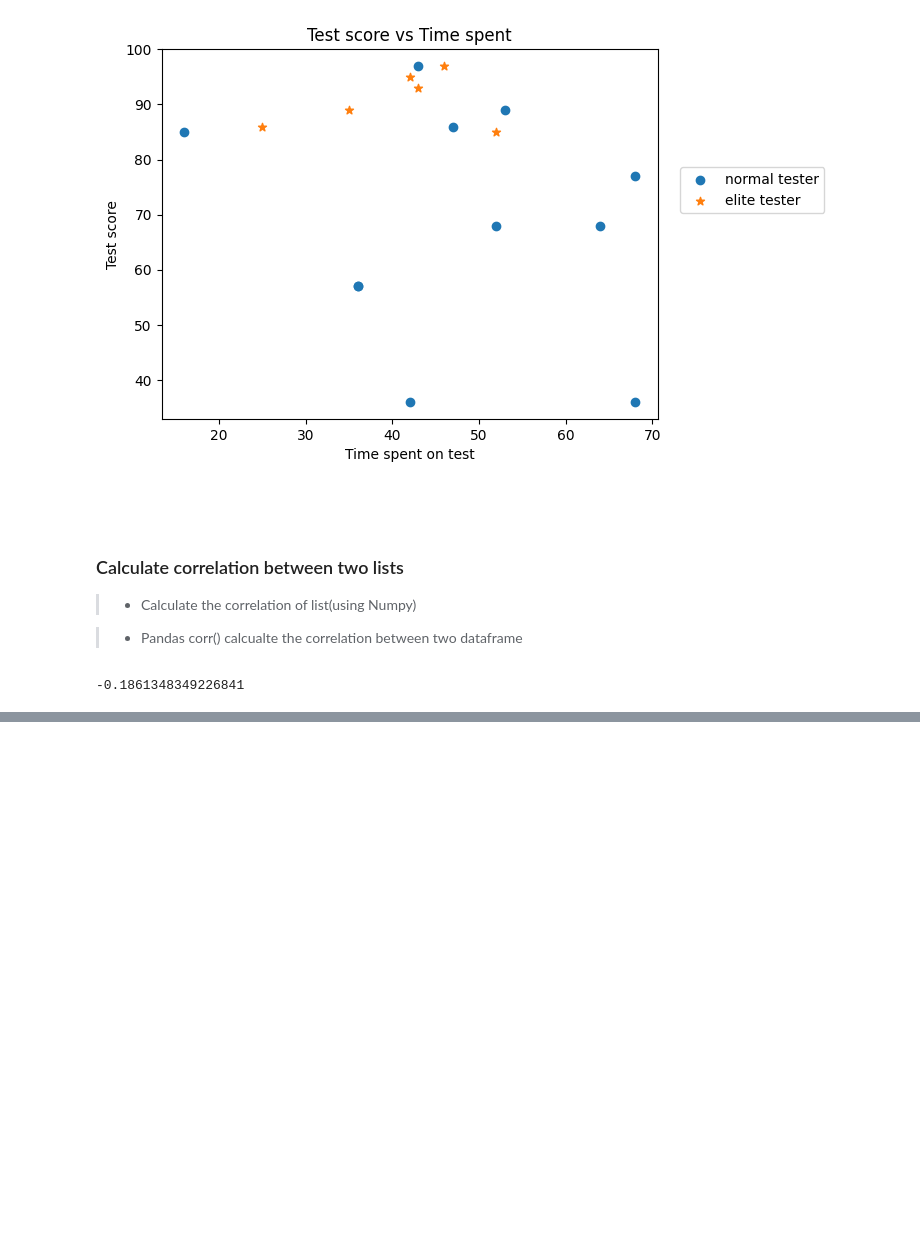
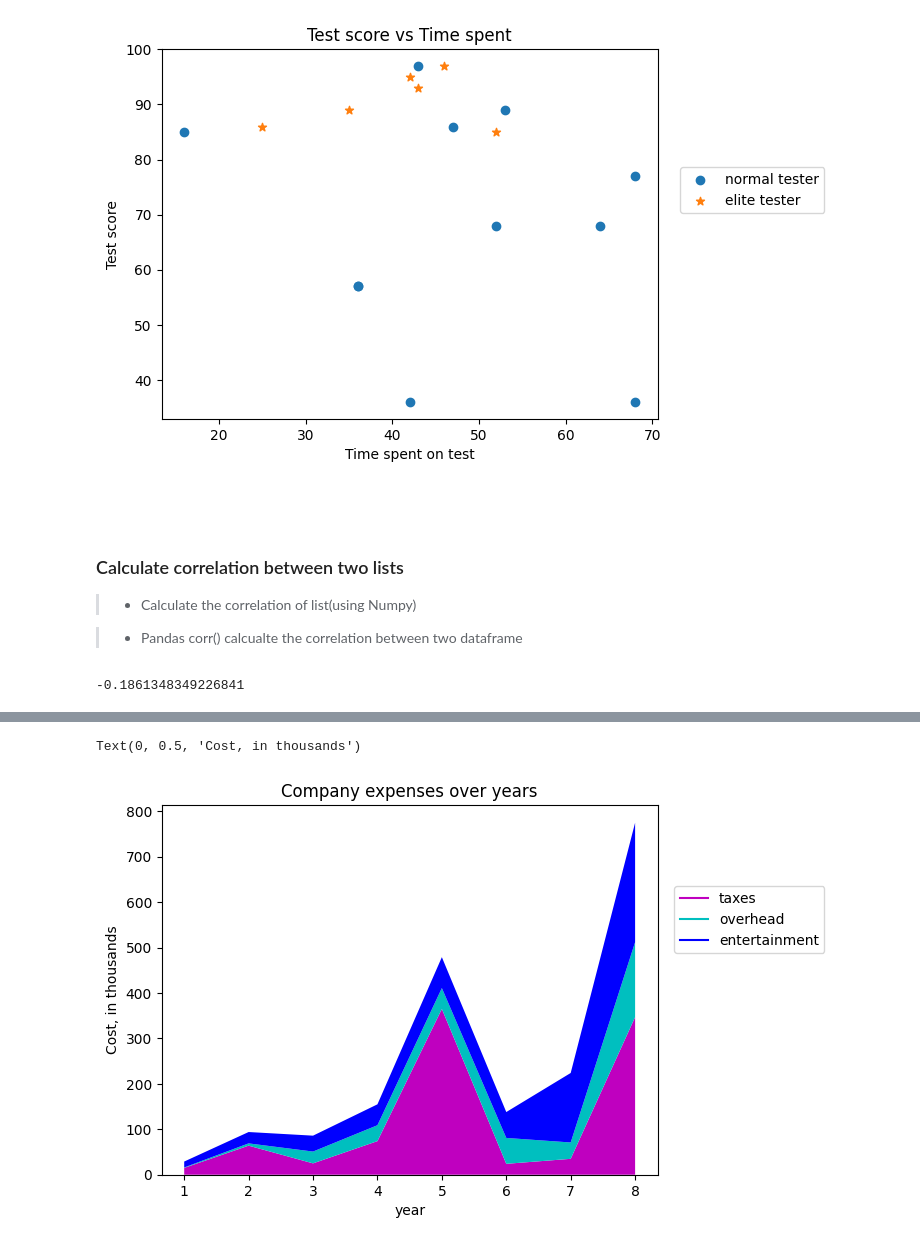
Before and after one commit to thestorytellerMichael/DataVisuaization_Matplotlib, a Jupyter notebook: Matplotlib.ipynb, the cells around one changed output, grey strips where cells are left out. Drawn from its saved outputs; the diff is of its cells as text; code cells hidden in the pictures; blank space fills up the shorter version.

```diff
--- a/Matplotlib.ipynb
+++ b/Matplotlib.ipynb
@@ -210,0 +229,14 @@ print(corr)
+# %%
+plt.plot([],[],color='m',label='taxes')
+plt.plot([],[],color='c',label='overhead')
+plt.plot([],[],color='b',label='entertainment')
+
+plt.stackplot(year,taxes,overhead,entertainment,colors=['m','c','b'])
+plt.legend(bbox_to_anchor=(1.35,0.8))
+
+plt.title('Company expenses over years')
+plt.xlabel('year')
+plt.ylabel('Cost, in thousands')
+# %% [output]
+Text(0, 0.5, 'Cost, in thousands')
+[figure, added]
```
Also changed, not shown: parts of 8 cells of this notebook.
